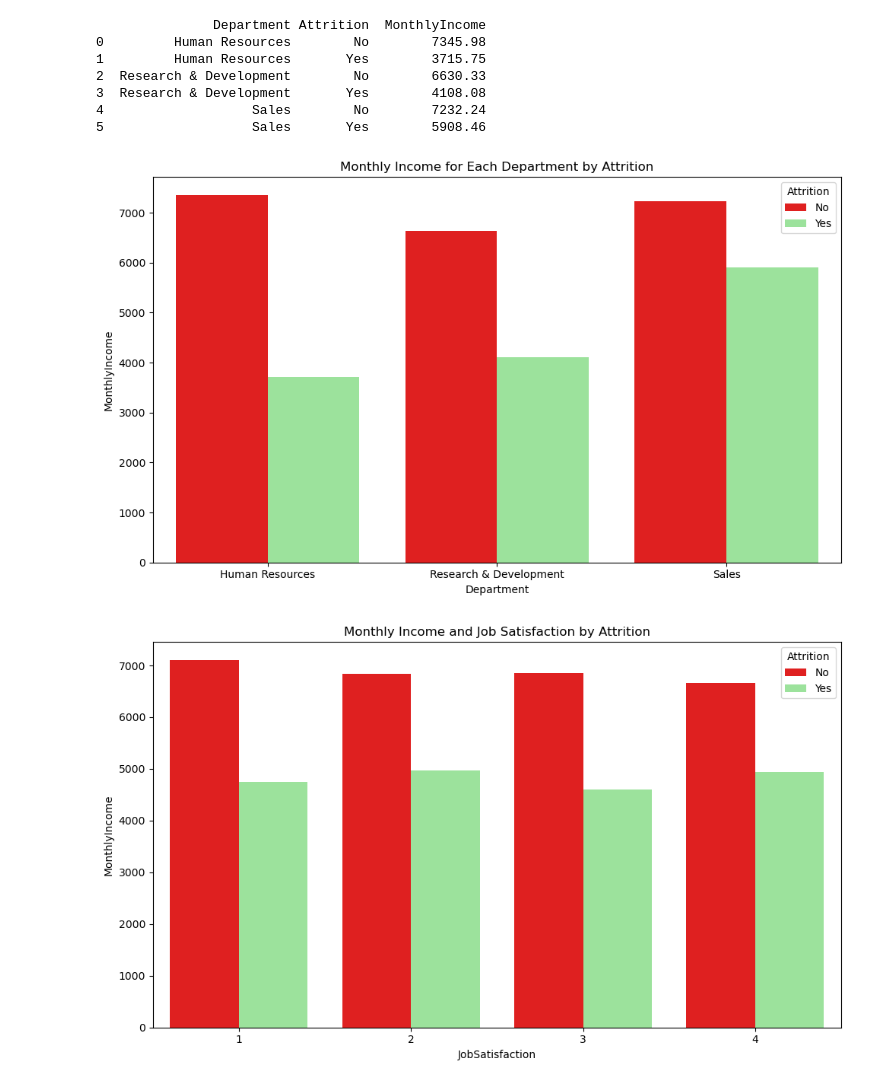
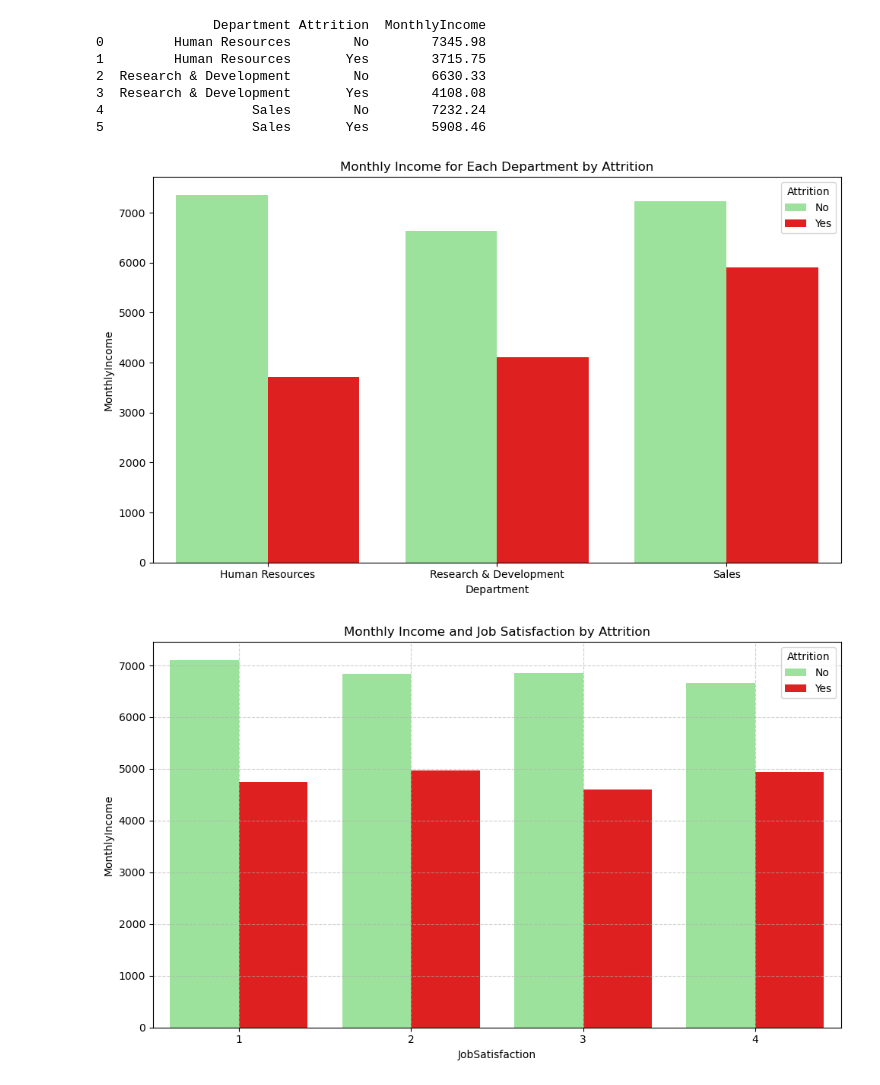
Before and after one commit to Amer4r/group-project-1, a Jupyter notebook: monthly_income_and_attrition.ipynb, the cells around one changed output. Saved outputs shown, nothing was run; the diff lists cells and outputs as text; code cells hidden in the pictures.

Commit message:
saving the outputs

```diff
--- a/monthly_income_and_attrition.ipynb
+++ b/monthly_income_and_attrition.ipynb
@@ -211,6 +211,6 @@ Q3 = cleaned_data['MonthlyIncome'].quantile(0.75)
 IQR = Q3 - Q1
 
 # Identify outliers using IQR method
-outliers_iqr = cleaned_data[(cleaned_data['MonthlyIncome'] >= Q1 - 1.5 * IQR) | (cleaned_data['MonthlyIncome'] <= Q3 + 1.5 * IQR)]
+filtered_outliers = cleaned_data[(cleaned_data['MonthlyIncome'] >= Q1 - 1.5 * IQR) | (cleaned_data['MonthlyIncome'] <= Q3 + 1.5 * IQR)]
 # %%
 # Get the average income for each department
@@ -227,20 +227,23 @@ print(round(avg_dep,2))
 # %%
 # plotting the data into a bar chart
 plt.figure(figsize=(10,6))
-sns.barplot(x='Department', y='MonthlyIncome', hue='Attrition', data=avg_dep, palette=('red','lightgreen'))
+sns.barplot(x='Department', y='MonthlyIncome', hue='Attrition', data=avg_dep, palette=('lightgreen', 'red'))
 plt.title('Monthly Income for Each Department by Attrition')
 plt.tight_layout()
+plt.savefig('monthly_income_output/monthly_income_by_department.png')
 plt.show()
 # %% [output]
-[figure, old version]
+[figure, new version]
 # %%
 # Getting the job satisfaction by income
-income_sat = outliers_iqr.groupby(['Attrition', 'JobSatisfaction'])['MonthlyIncome'].mean().reset_index()
+income_sat = filtered_outliers.groupby(['Attrition', 'JobSatisfaction'])['MonthlyIncome'].mean().reset_index()
 
 plt.figure(figsize=(10,6))
-sns.barplot(x='JobSatisfaction', y='MonthlyIncome', hue='Attrition', data=income_sat, palette=('red', 'lightgreen'))
+sns.barplot(x='JobSatisfaction', y='MonthlyIncome', hue='Attrition', data=income_sat, palette=('lightgreen', 'red'))
 plt.title('Monthly Income and Job Satisfaction by Attrition')
+plt.grid(True, alpha=.6, linestyle='--')
 plt.tight_layout()
+plt.savefig('monthly_income_output/monthly_income_job_satisfaction.png')
 plt.show()
 # %% [output]
-[figure, old version]
+[figure, new version]
```
Also changed, not shown: parts of 8 cells of this notebook, 6 other files.
